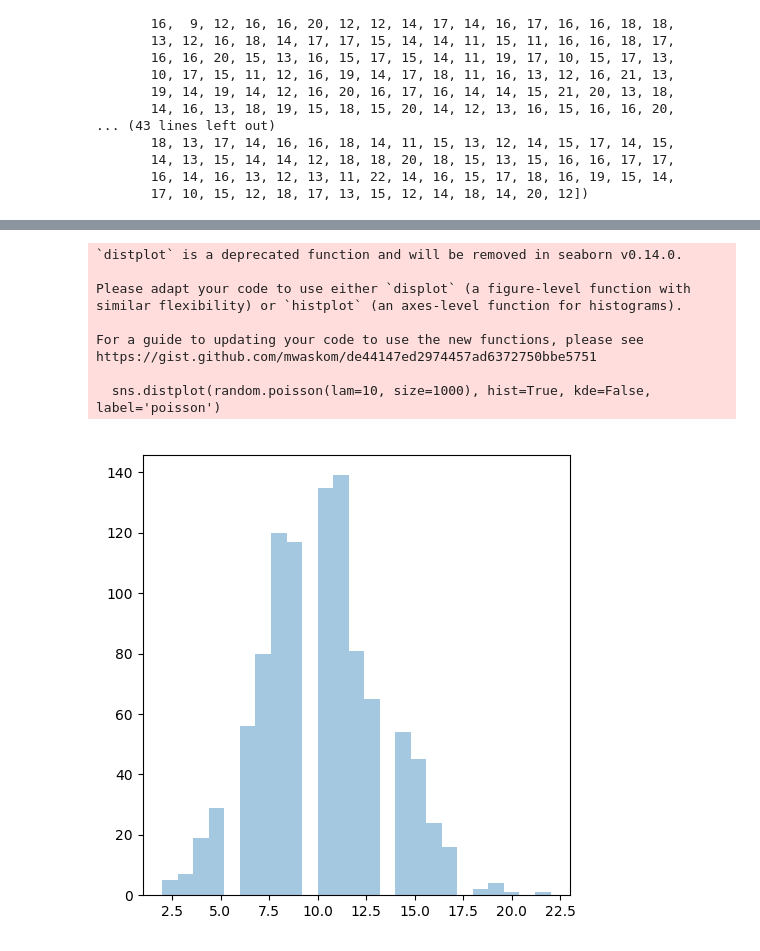
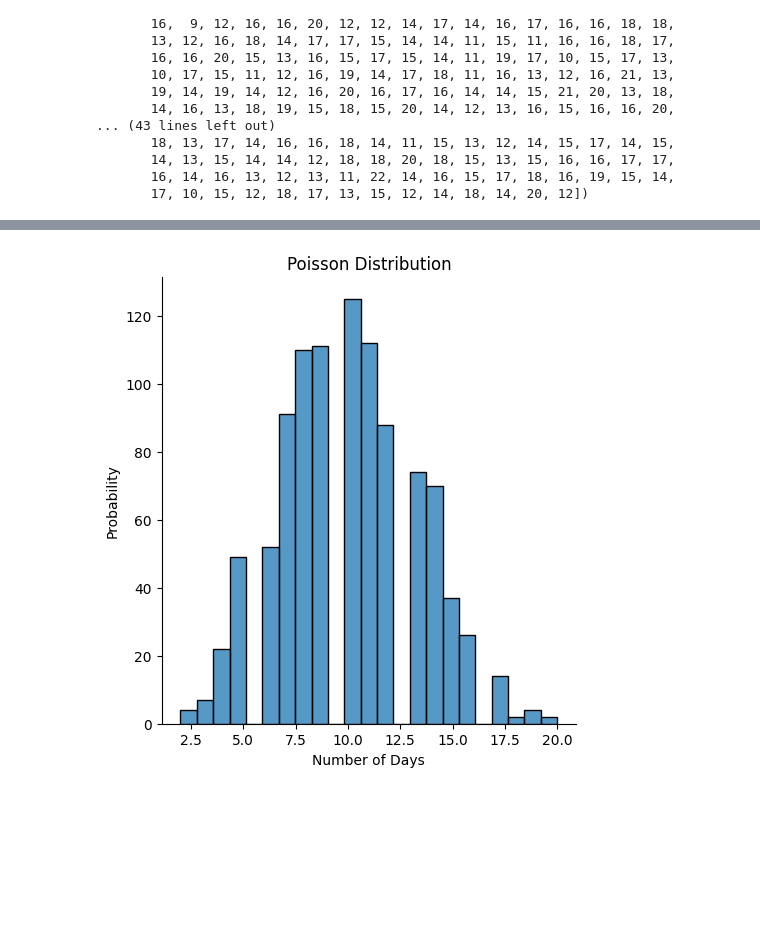
Before and after one commit to MSoD1/Fundamentals-of-Data-Analysis, a Jupyter notebook: Exercise2.ipynb, the cells around one changed output, grey strips where cells are left out. Saved outputs shown, nothing was run; the diff lists cells and outputs as text; code cells hidden in the pictures; blank space fills up the shorter version.

```diff
--- a/Exercise2.ipynb
+++ b/Exercise2.ipynb
@@ -75,15 +71,11 @@ https://gist.github.com/mwaskom/de44147ed2974457ad6372750bbe5751
 # %%
-sns.distplot(random.poisson(lam=10, size=1000), hist=True, kde=False, label='poisson')
+sns.displot(np.random.poisson(lam=10, size=1000), kde=False, label='poisson')
+plt.xlabel('Number of Days')
+plt.ylabel('Probability')
+
+# displaying the title
+plt.title("Poisson Distribution")
 plt.show()
 # %% [output]
-`distplot` is a deprecated function and will be removed in seaborn v0.14.0.
-
-Please adapt your code to use either `displot` (a figure-level function with
-similar flexibility) or `histplot` (an axes-level function for histograms).
-
-For a guide to updating your code to use the new functions, please see
-https://gist.github.com/mwaskom/de44147ed2974457ad6372750bbe5751
-
-  sns.distplot(random.poisson(lam=10, size=1000), hist=True, kde=False, label='poisson')
-[figure, old version]
+[figure, new version]
 # %%
```
Also changed, not shown: parts of 2 cells of this notebook.
